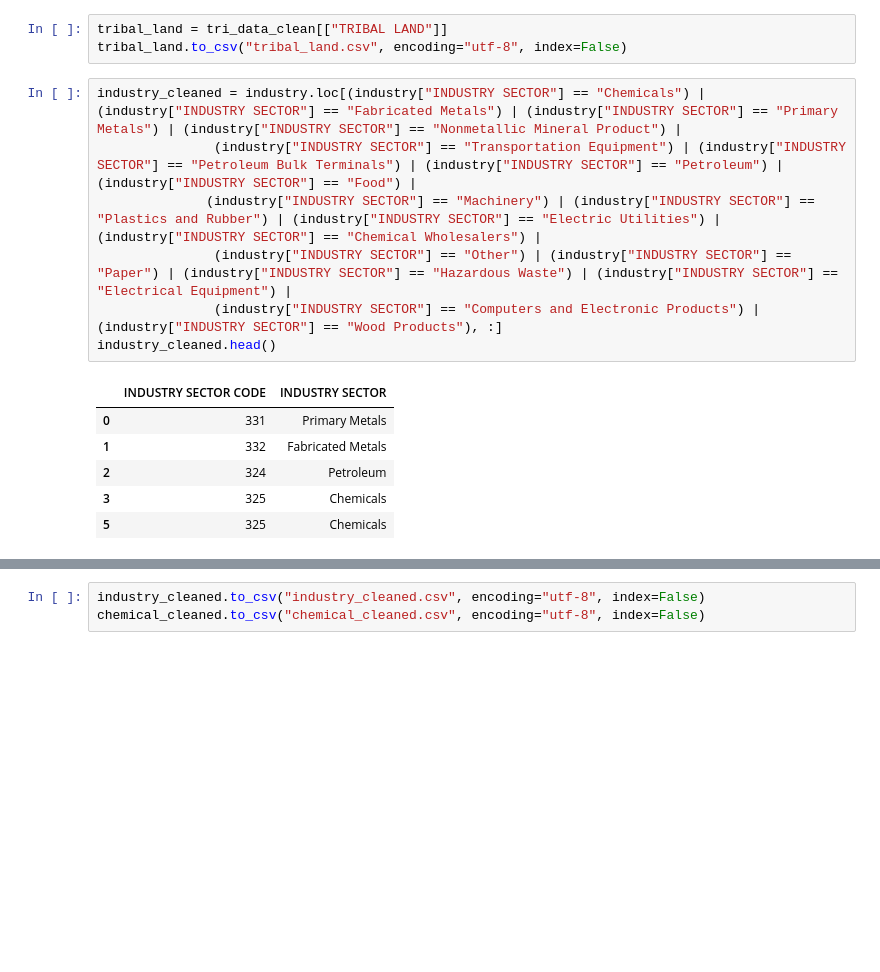
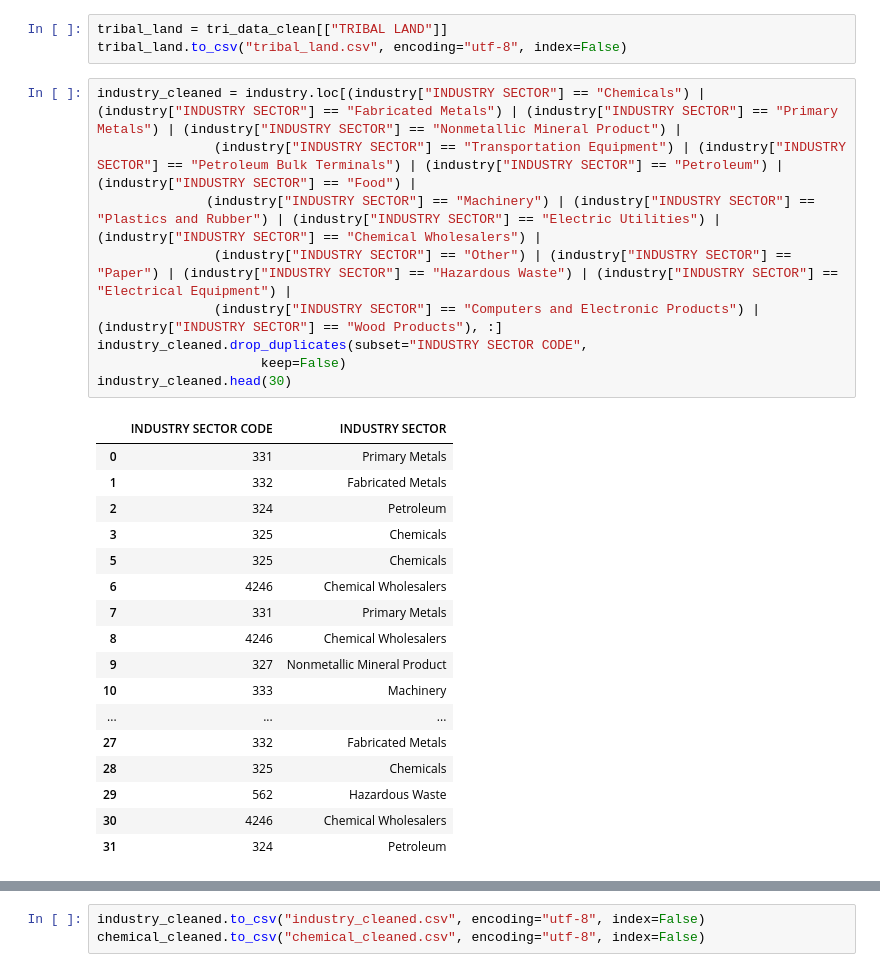
Before and after one commit to lathamlm/Project-03, a Jupyter notebook: cleaning_data.ipynb, the cells around one changed output, grey strips where cells are left out. Cells and saved outputs as stored; diff of their text form; blank space fills up the shorter version.

```diff
--- a/cleaning_data.ipynb
+++ b/cleaning_data.ipynb
@@ -147,17 +147,30 @@ tribal_land.to_csv("tribal_land.csv", encoding="utf-8", index=False)
 # %%
 industry_cleaned = industry.loc[(industry["INDUSTRY SECTOR"] == "Chemicals") | (industry["INDUSTRY SECTOR"] == "Fabricated Metals") | (industry["INDUSTRY SECTOR"] == "Primary Metals") | (industry["INDUSTRY SECTOR"] == "Nonmetallic Mineral Product") |
                (industry["INDUSTRY SECTOR"] == "Transportation Equipment") | (industry["INDUSTRY SECTOR"] == "Petroleum Bulk Terminals") | (industry["INDUSTRY SECTOR"] == "Petroleum") | (industry["INDUSTRY SECTOR"] == "Food") |
               (industry["INDUSTRY SECTOR"] == "Machinery") | (industry["INDUSTRY SECTOR"] == "Plastics and Rubber") | (industry["INDUSTRY SECTOR"] == "Electric Utilities") | (industry["INDUSTRY SECTOR"] == "Chemical Wholesalers") |
                (industry["INDUSTRY SECTOR"] == "Other") | (industry["INDUSTRY SECTOR"] == "Paper") | (industry["INDUSTRY SECTOR"] == "Hazardous Waste") | (industry["INDUSTRY SECTOR"] == "Electrical Equipment") |
                (industry["INDUSTRY SECTOR"] == "Computers and Electronic Products") | (industry["INDUSTRY SECTOR"] == "Wood Products"), :]
-industry_cleaned.head()
+industry_cleaned.drop_duplicates(subset="INDUSTRY SECTOR CODE",
+                     keep=False)
+industry_cleaned.head(30)
 # %% [output]
 |  | INDUSTRY SECTOR CODE | INDUSTRY SECTOR |
 | 0 | 331 | Primary Metals |
 | 1 | 332 | Fabricated Metals |
 | 2 | 324 | Petroleum |
 | 3 | 325 | Chemicals |
 | 5 | 325 | Chemicals |
+| 6 | 4246 | Chemical Wholesalers |
+| 7 | 331 | Primary Metals |
+| 8 | 4246 | Chemical Wholesalers |
+| 9 | 327 | Nonmetallic Mineral Product |
+| 10 | 333 | Machinery |
+| ... | ... | ... |
+| 27 | 332 | Fabricated Metals |
+| 28 | 325 | Chemicals |
+| 29 | 562 | Hazardous Waste |
+| 30 | 4246 | Chemical Wholesalers |
+| 31 | 324 | Petroleum |
 # %%
 chemical_cleaned = (chemicals.loc[(chemicals["CHEMICAL"] == "Lead") | (chemicals["CHEMICAL"] == "Zinc compounds") | (chemicals["CHEMICAL"] == "Nickel") | (chemicals["CHEMICAL"] == "Chromium") | (chemicals["CHEMICAL"] == "Copper") |
                    (chemicals["CHEMICAL"] == "Nitrate compounds (water dissociable; reportable only when in aqueous solution)") | (chemicals["CHEMICAL"] == "Ammonia") | (chemicals["CHEMICAL"] == "Manganese") |
```
Also changed, not shown: parts of 2 cells of this notebook, 3 other files.
